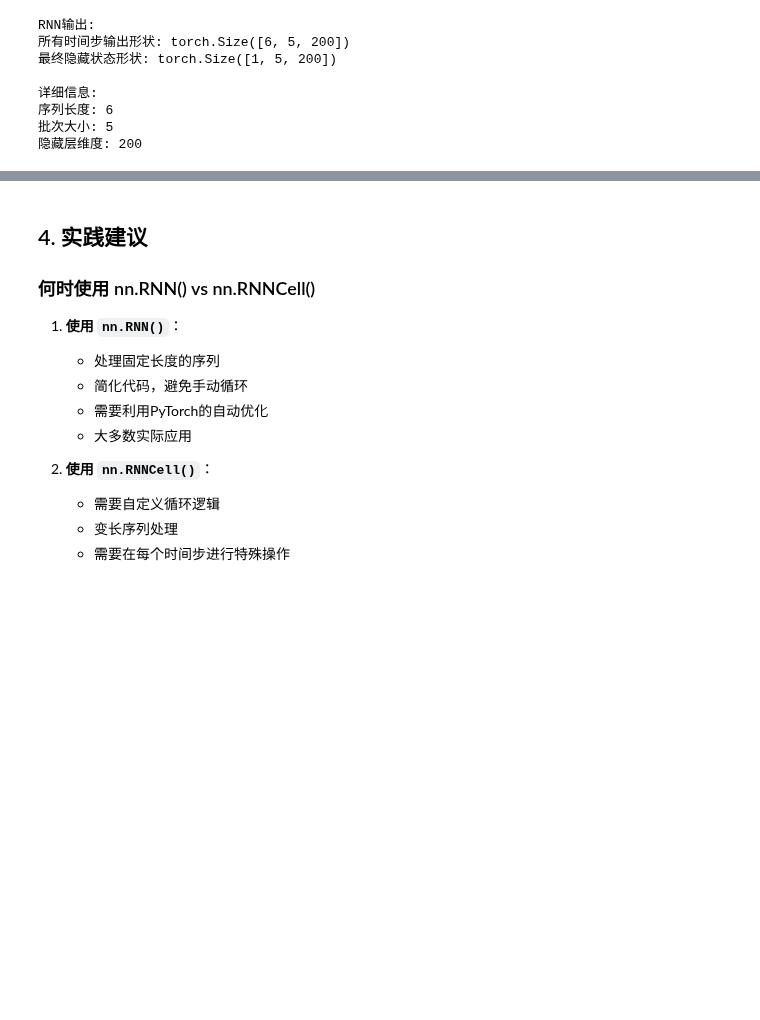
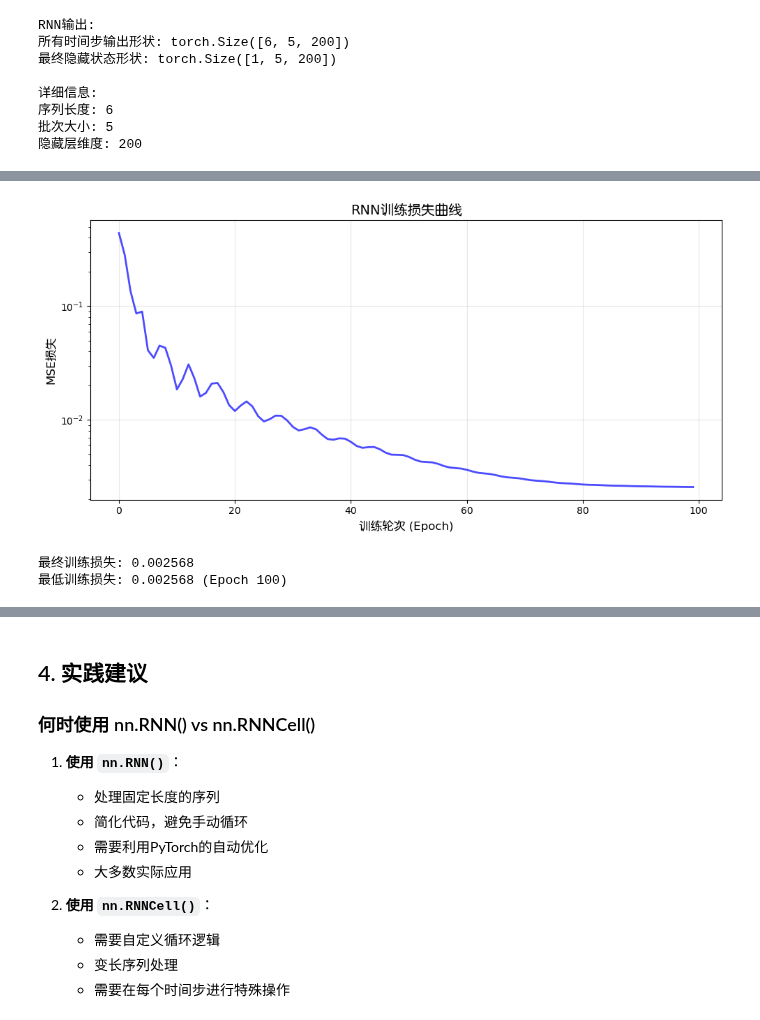
Before and after one commit to bushuhui/machinelearning_notebook, a Jupyter notebook: 7_deep_learning/2_RNN/RNN.ipynb, the cells around one changed output, grey strips where cells are left out. Saved outputs shown, nothing was run; the diff lists cells and outputs as text; code cells hidden in the pictures; blank space fills up the shorter version.

```diff
--- a/7_deep_learning/2_RNN/RNN.ipynb
+++ b/7_deep_learning/2_RNN/RNN.ipynb
@@ -417,0 +559,27 @@ plt.show()
+# %%
+import numpy as np
+import matplotlib.pyplot as plt
+%matplotlib inline
+
+# 可视化训练损失
+train_losses_loaded = np.load('rnn-sine-train-losses.npy')
+
+plt.figure(figsize=(10, 5))
+plt.rcParams['font.sans-serif'] = ['DejaVu Sans YuanTi']
+
+
+plt.semilogy(train_losses_loaded, 'b-', linewidth=2, alpha=0.7)
+plt.title('RNN训练损失曲线', fontsize=14)
+plt.xlabel('训练轮次 (Epoch)', fontsize=12)
+plt.ylabel('MSE损失', fontsize=12)
+plt.grid(True, alpha=0.3)
+plt.tight_layout()
+plt.savefig('fig-rnn-training-loss.pdf')
+plt.show()
+
+print(f"最终训练损失: {train_losses_loaded[-1]:.6f}")
+print(f"最低训练损失: {train_losses_loaded.min():.6f} (Epoch {train_losses_loaded.argmin()+1})")
+# %% [output]
+[figure, added]
+最终训练损失: 0.002568
+最低训练损失: 0.002568 (Epoch 100)
```
Also changed, not shown: parts of 26 cells of this notebook, 8 other files.
